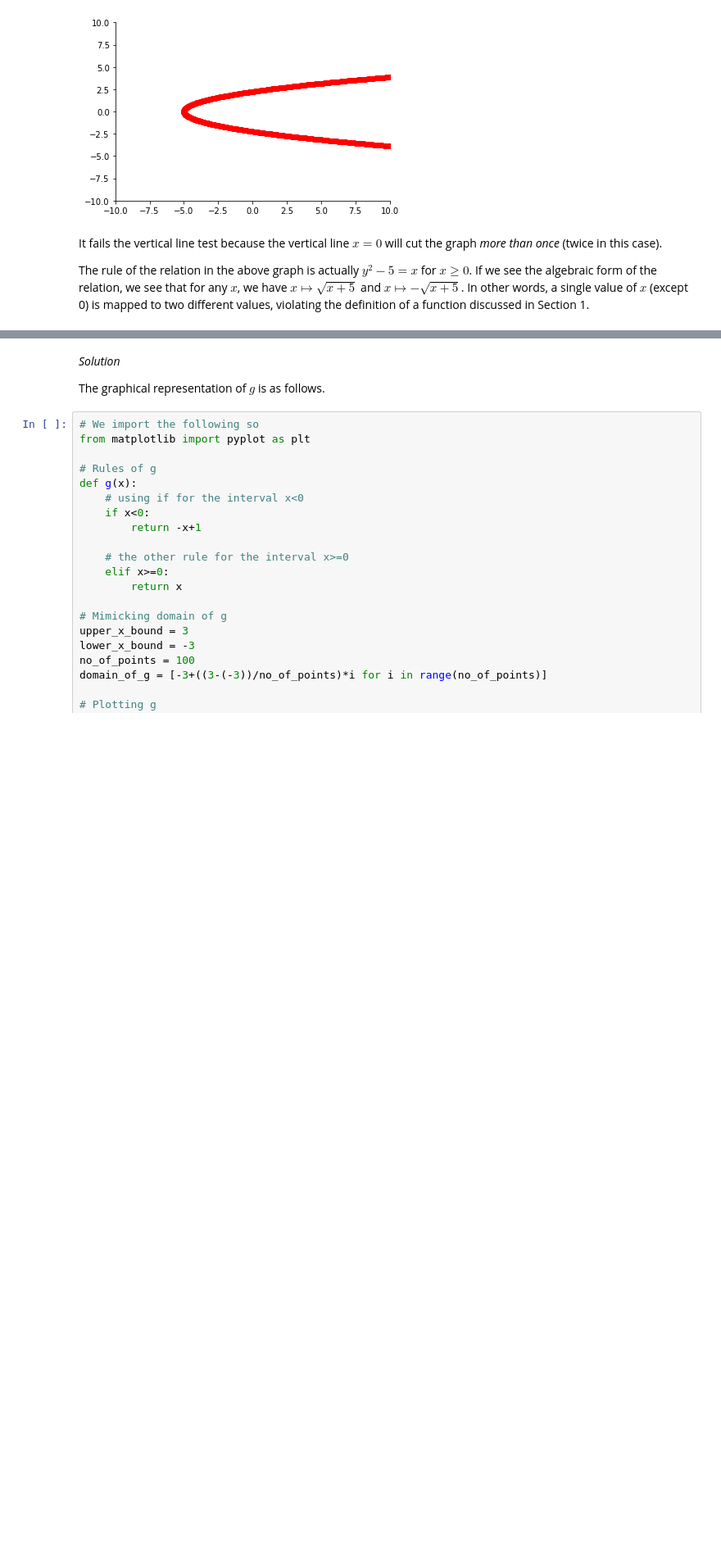
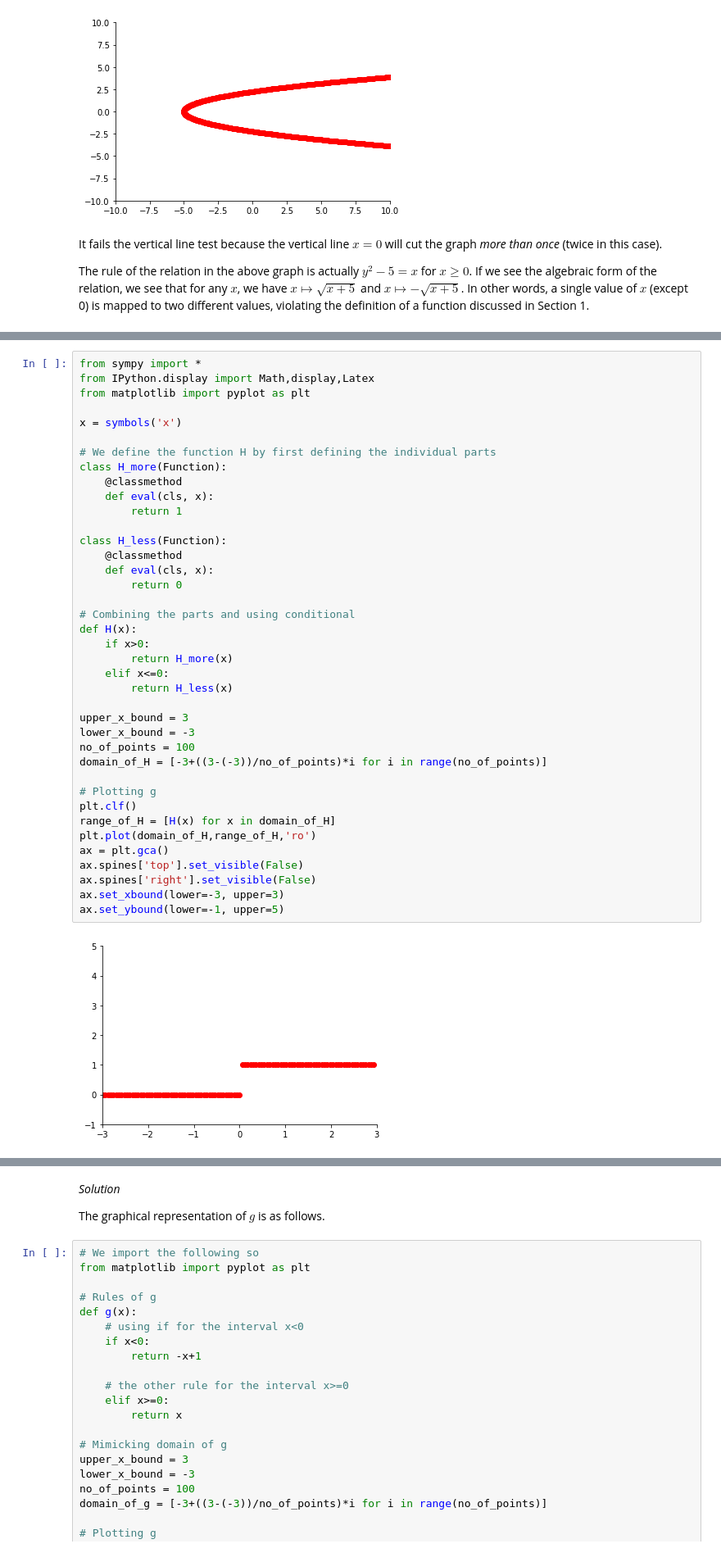
Before and after one commit to beertino/H2_math_w_python, a Jupyter notebook: Notes/Functions.ipynb, the cells around one changed output, grey strips where cells are left out. Shown at 82% size. Cells and saved outputs as stored; diff of their text form; blank space fills up the shorter version.

```diff
--- a/Notes/Functions.ipynb
+++ b/Notes/Functions.ipynb
@@ -617,0 +636,41 @@ Find the range of $g$.
+# %%
+from sympy import *
+from IPython.display import Math,display,Latex
+from matplotlib import pyplot as plt
+
+x = symbols('x')
+
+# We define the function H by first defining the individual parts
+class H_more(Function):
+    @classmethod
+    def eval(cls, x):
+        return 1
+
+class H_less(Function):
+    @classmethod
+    def eval(cls, x):
+        return 0
+
+# Combining the parts and using conditional
+def H(x):
+    if x>0:
+        return H_more(x)
+    elif x<=0:
+        return H_less(x)
+
+upper_x_bound = 3
+lower_x_bound = -3
+no_of_points = 100
+domain_of_H = [-3+((3-(-3))/no_of_points)*i for i in range(no_of_points)]
+
+# Plotting g
+plt.clf()
+range_of_H = [H(x) for x in domain_of_H]
+plt.plot(domain_of_H,range_of_H,'ro')
+ax = plt.gca()
+ax.spines['top'].set_visible(False)
+ax.spines['right'].set_visible(False)
+ax.set_xbound(lower=-3, upper=3)
+ax.set_ybound(lower=-1, upper=5)
+# %% [output]
+[figure, added]
```
Also changed, not shown: parts of 32 cells of this notebook, 5 other files.
